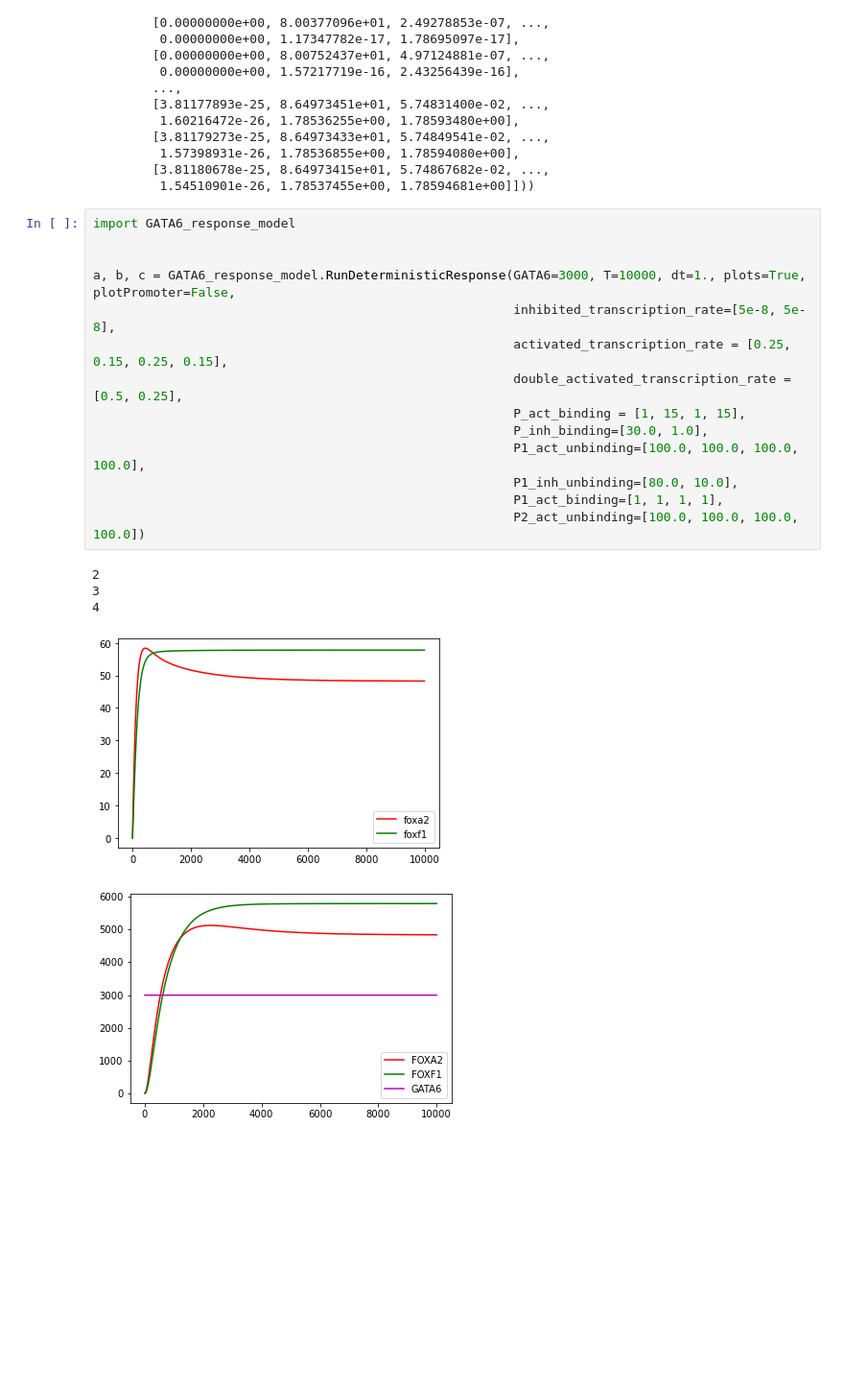
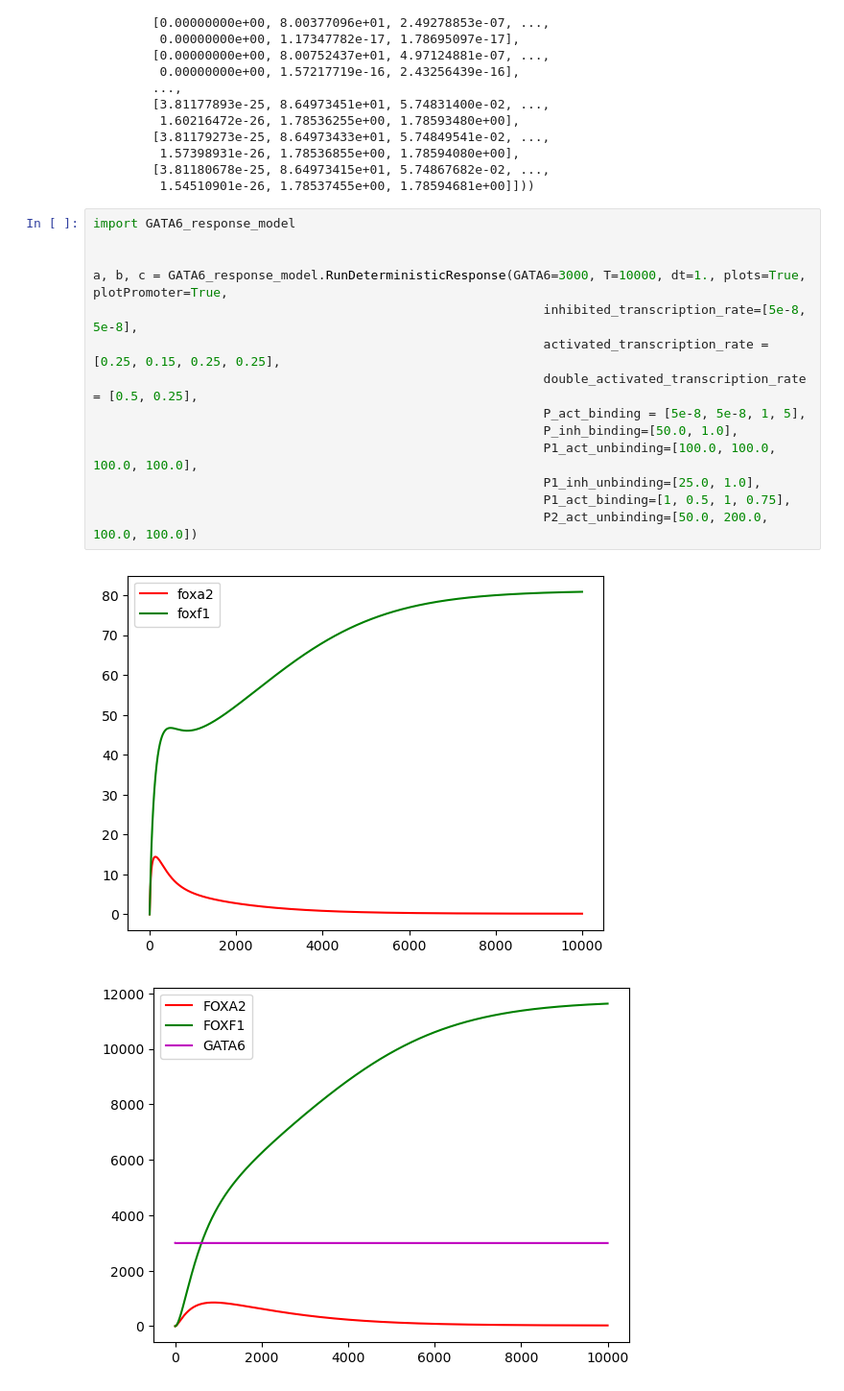
Before and after one commit to ajin40/cdh-gata6-model, a Jupyter notebook: GATA6_mass_action/GATA6_mass_action.ipynb, the cells around one changed output. Shown at 96% size. Drawn from its saved outputs; the diff is of its cells as text; blank space fills up the shorter version.

```diff
--- a/GATA6_mass_action/GATA6_mass_action.ipynb
+++ b/GATA6_mass_action/GATA6_mass_action.ipynb
@@ -734,20 +734,17 @@ DeterministicCNV.RunDeterministicCNV(dox=0, copy_number=3, T=10000, plots=True)
 # %%
 import GATA6_response_model
 
 
-a, b, c = GATA6_response_model.RunDeterministicResponse(GATA6=3000, T=10000, dt=1., plots=True, plotPromoter=False,
-                                                        inhibited_transcription_rate=[5e-8, 5e-8],
-                                                        activated_transcription_rate = [0.25, 0.15, 0.25, 0.15],
-                                                        double_activated_transcription_rate = [0.5, 0.25],
-                                                        P_act_binding = [1, 15, 1, 15],
-                                                        P_inh_binding=[30.0, 1.0],
-                                                        P1_act_unbinding=[100.0, 100.0, 100.0, 100.0],
-                                                        P1_inh_unbinding=[80.0, 10.0],
-                                                        P1_act_binding=[1, 1, 1, 1],
-                                                        P2_act_unbinding=[100.0, 100.0, 100.0, 100.0])
+a, b, c = GATA6_response_model.RunDeterministicResponse(GATA6=3000, T=10000, dt=1., plots=True, plotPromoter=True,
+                                                            inhibited_transcription_rate=[5e-8, 5e-8],
+                                                            activated_transcription_rate = [0.25, 0.15, 0.25, 0.25],
+                                                            double_activated_transcription_rate = [0.5, 0.25],
+                                                            P_act_binding = [5e-8, 5e-8, 1, 5],
+                                                            P_inh_binding=[50.0, 1.0],
+                                                            P1_act_unbinding=[100.0, 100.0, 100.0, 100.0],
+                                                            P1_inh_unbinding=[25.0, 1.0],
+                                                            P1_act_binding=[1, 0.5, 1, 0.75],
+                                                            P2_act_unbinding=[50.0, 200.0, 100.0, 100.0])
 # %% [output]
-2
-3
-4
-[figure, old version]
+[figure, new version]
-[figure, old version]
+[figure, new version]
```
Also changed, not shown: parts of 7 cells of this notebook, 4 other files.
